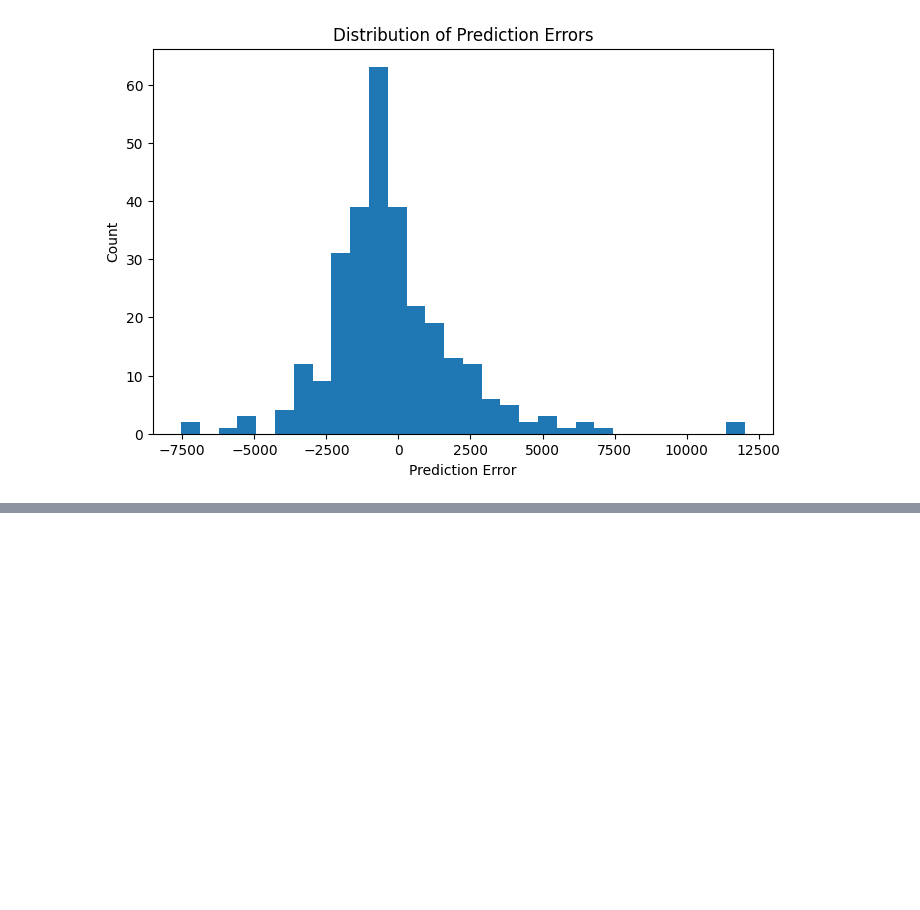
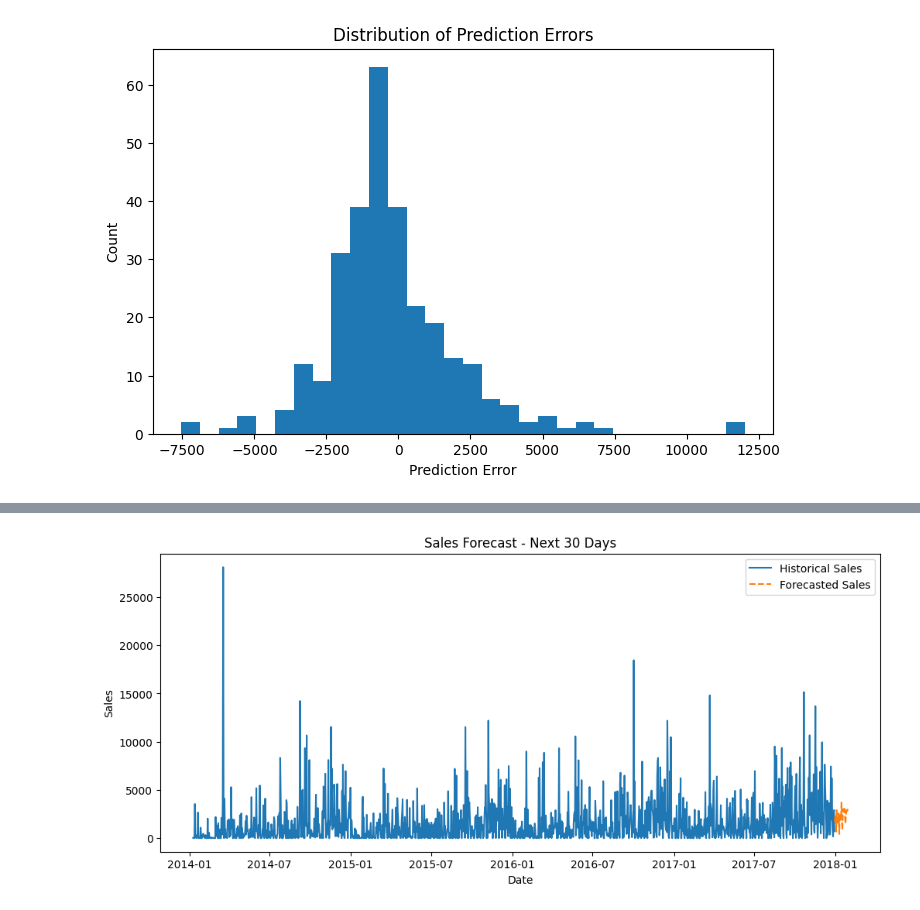
Before and after one commit to glikith/future_ml_01, a Jupyter notebook: visualization.ipynb, the cells around one changed output, grey strips where cells are left out. Cells and saved outputs as stored; diff of their text form; code cells hidden in the pictures; blank space fills up the shorter version.

Commit message:
Implemented future predictions

```diff
--- a/visualization.ipynb
+++ b/visualization.ipynb
@@ -66,0 +60,3 @@ The monthly trend chart shows sales are not flat throughout the year, so plannin
+# %%
+future = pd.read_csv("outputs/future_predictions.csv", parse_dates=["Order Date"])
+future.head()
@@ -66,0 +70,11 @@ The monthly trend chart shows sales are not flat throughout the year, so plannin
+# %%
+plt.figure(figsize=(12,5))
+plt.plot(cleaned["Order Date"], cleaned["Sales"], label="Historical Sales")
+plt.plot(future["Order Date"], future["predicted_sales"], label="Forecasted Sales", linestyle="--")
+plt.xlabel("Date")
+plt.ylabel("Sales")
+plt.title("Sales Forecast - Next 30 Days")
+plt.legend()
+plt.show()
+# %% [output]
+[figure, added]
```
Also changed, not shown: parts of 5 cells of this notebook, 2 other files.
